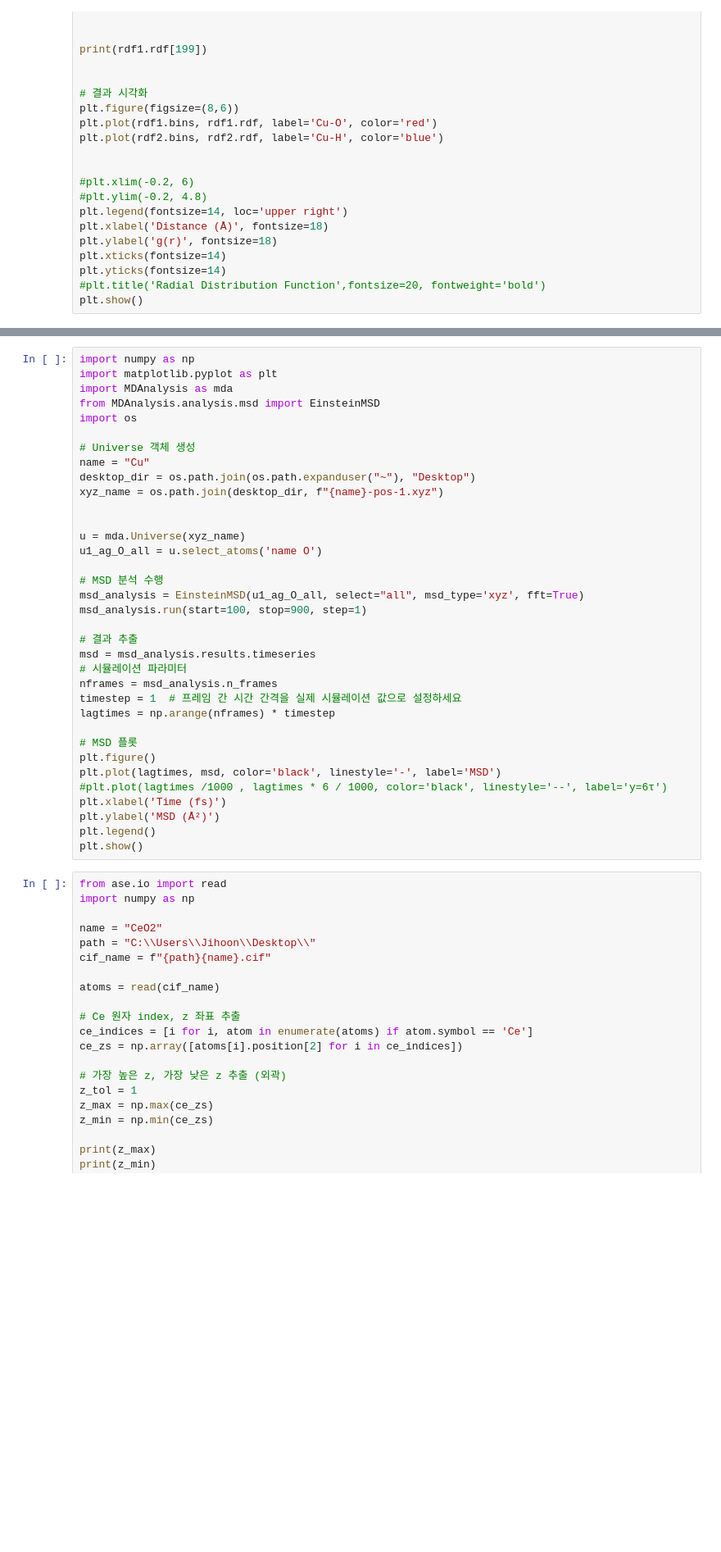
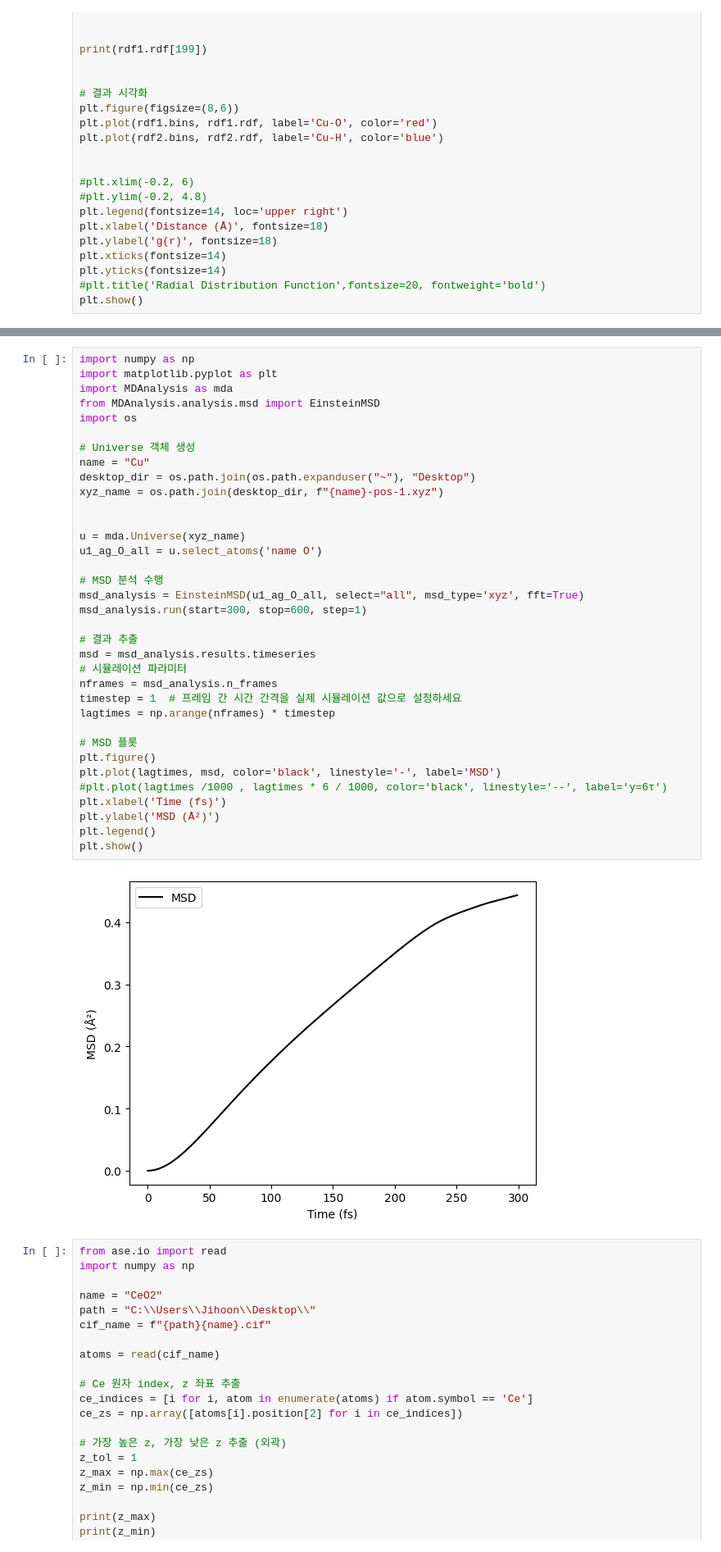
Before and after one commit to JihoonSon94/MD_Analysis, a Jupyter notebook: MD.ipynb, the cells around one changed output, grey strips where cells are left out. Shown at 82% size. Drawn from its saved outputs; the diff is of its cells as text; blank space fills up the shorter version.

```diff
--- a/MD.ipynb
+++ b/MD.ipynb
@@ -437,34 +394,36 @@ import MDAnalysis as mda
 from MDAnalysis.analysis.msd import EinsteinMSD
 import os
 
 # Universe 객체 생성
 name = "Cu"
 desktop_dir = os.path.join(os.path.expanduser("~"), "Desktop")
 xyz_name = os.path.join(desktop_dir, f"{name}-pos-1.xyz")
 
 
 u = mda.Universe(xyz_name)
 u1_ag_O_all = u.select_atoms('name O')
 
 # MSD 분석 수행
 msd_analysis = EinsteinMSD(u1_ag_O_all, select="all", msd_type='xyz', fft=True)
-msd_analysis.run(start=100, stop=900, step=1)
+msd_analysis.run(start=300, stop=600, step=1)
 
 # 결과 추출
 msd = msd_analysis.results.timeseries
 # 시뮬레이션 파라미터
 nframes = msd_analysis.n_frames
 timestep = 1  # 프레임 간 시간 간격을 실제 시뮬레이션 값으로 설정하세요
 lagtimes = np.arange(nframes) * timestep
 
 # MSD 플롯
 plt.figure()
 plt.plot(lagtimes, msd, color='black', linestyle='-', label='MSD')
 #plt.plot(lagtimes /1000 , lagtimes * 6 / 1000, color='black', linestyle='--', label='y=6τ')
 plt.xlabel('Time (fs)')
 plt.ylabel('MSD (Å²)')
 plt.legend()
 plt.show()
+# %% [output]
+[figure, added]
 # %%
 from ase.io import read
 import numpy as np
```
Also changed, not shown: parts of 11 cells of this notebook.
